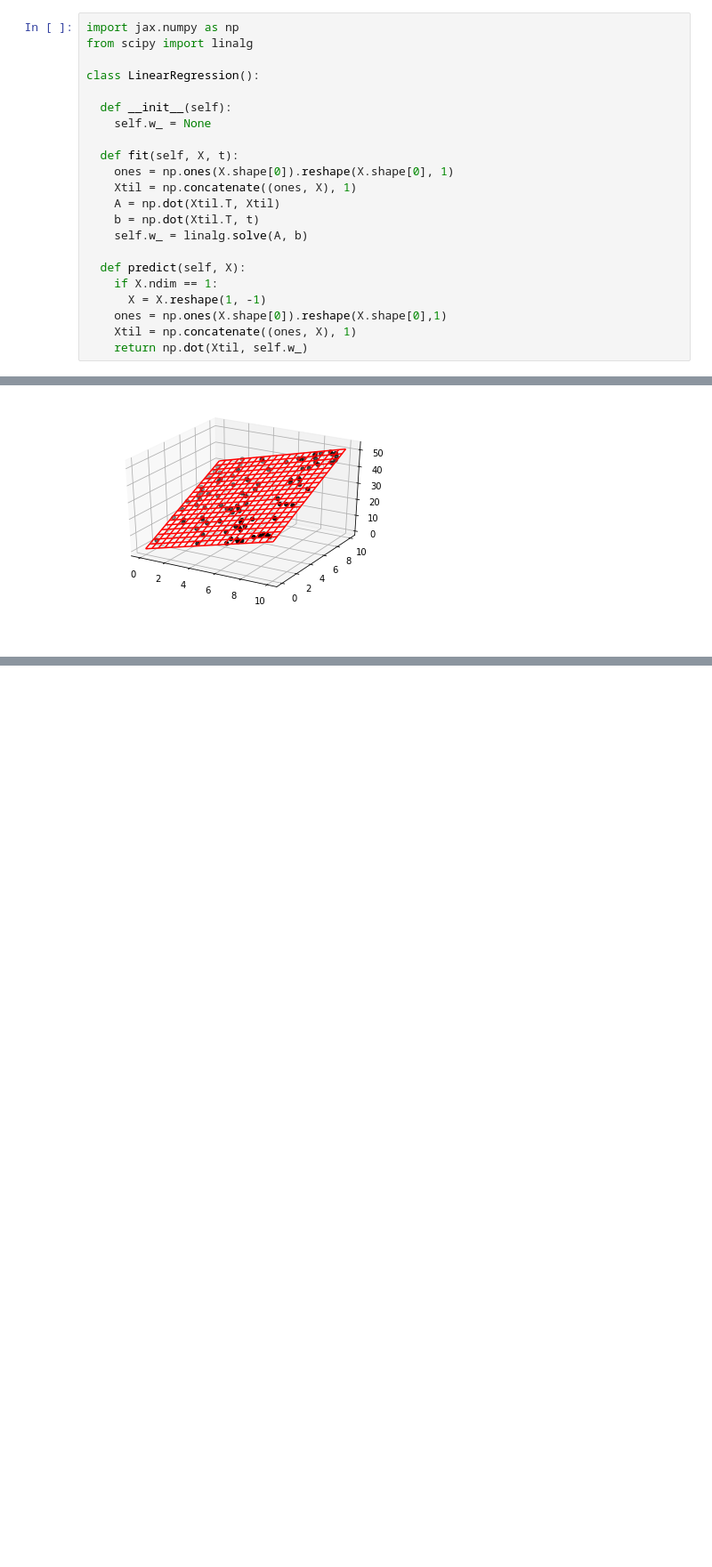
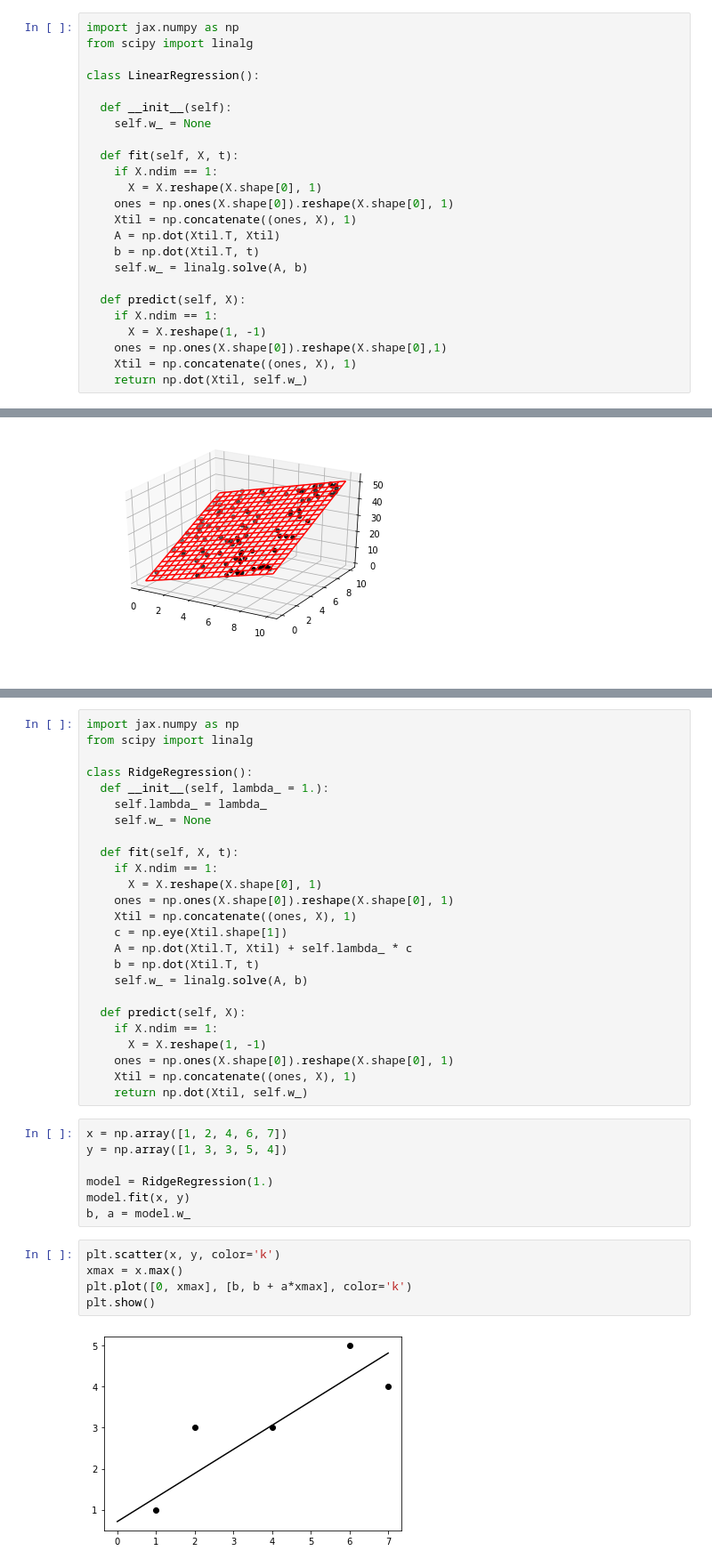
Before and after one commit to beeyan/Analytics, a Jupyter notebook: Colab Notebooks/learning_numpy.jax/machine_learning.ipynb, the cells around one changed output, grey strips where cells are left out. Shown at 89% size. Saved outputs shown, nothing was run; the diff lists cells and outputs as text; blank space fills up the shorter version.

```diff
--- a/Colab Notebooks/learning_numpy.jax/machine_learning.ipynb
+++ b/Colab Notebooks/learning_numpy.jax/machine_learning.ipynb
@@ -56,6 +58,8 @@ class LinearRegression():
     self.w_ = None
 
   def fit(self, X, t):
+    if X.ndim == 1:
+      X = X.reshape(X.shape[0], 1)
     ones = np.ones(X.shape[0]).reshape(X.shape[0], 1)
     Xtil = np.concatenate((ones, X), 1)
     A = np.dot(Xtil.T, Xtil)
@@ -122,0 +155,39 @@ Xy = np.array(Xy, dtype=np.float64)
+# %%
+import jax.numpy as np
+from scipy import linalg
+
+class RidgeRegression():
+  def __init__(self, lambda_ = 1.):
+    self.lambda_ = lambda_
+    self.w_ = None
+
+  def fit(self, X, t):
+    if X.ndim == 1:
+      X = X.reshape(X.shape[0], 1)
+    ones = np.ones(X.shape[0]).reshape(X.shape[0], 1)
+    Xtil = np.concatenate((ones, X), 1)
+    c = np.eye(Xtil.shape[1])
+    A = np.dot(Xtil.T, Xtil) + self.lambda_ * c
+    b = np.dot(Xtil.T, t)
+    self.w_ = linalg.solve(A, b)
+
+  def predict(self, X):
+    if X.ndim == 1:
+      X = X.reshape(1, -1)
+    ones = np.ones(X.shape[0]).reshape(X.shape[0], 1)
+    Xtil = np.concatenate((ones, X), 1)
+    return np.dot(Xtil, self.w_)
+# %%
+x = np.array([1, 2, 4, 6, 7])
+y = np.array([1, 3, 3, 5, 4])
+
+model = RidgeRegression(1.)
+model.fit(x, y)
+b, a = model.w_
+# %%
+plt.scatter(x, y, color='k')
+xmax = x.max()
+plt.plot([0, xmax], [b, b + a*xmax], color='k')
+plt.show()
+# %% [output]
+[figure, added]
```
Also changed, not shown: parts of 22 cells of this notebook.
